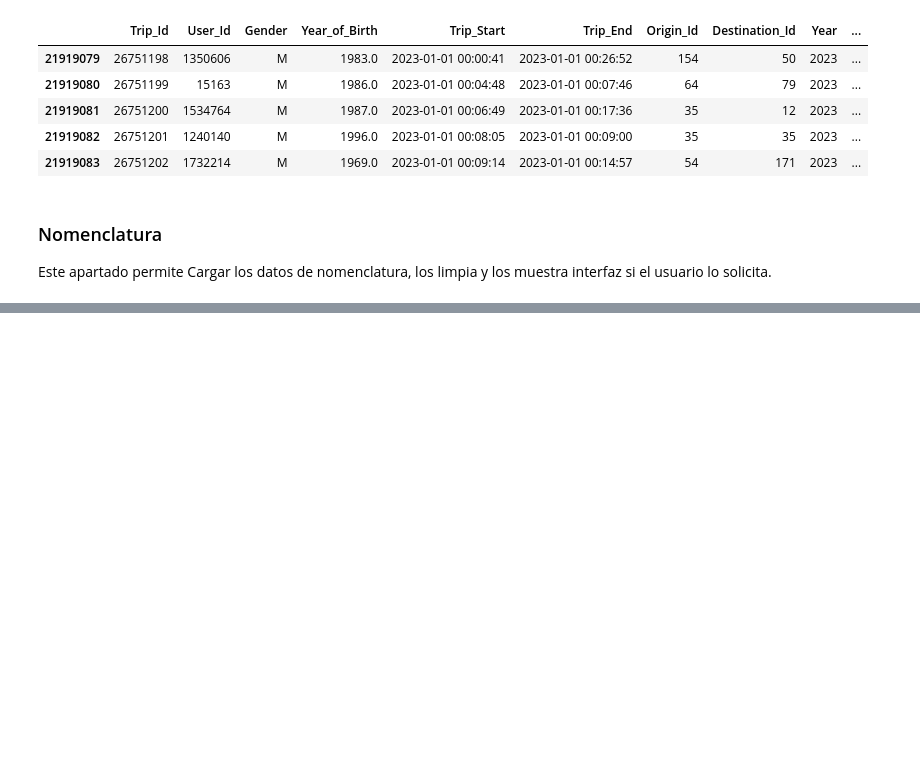
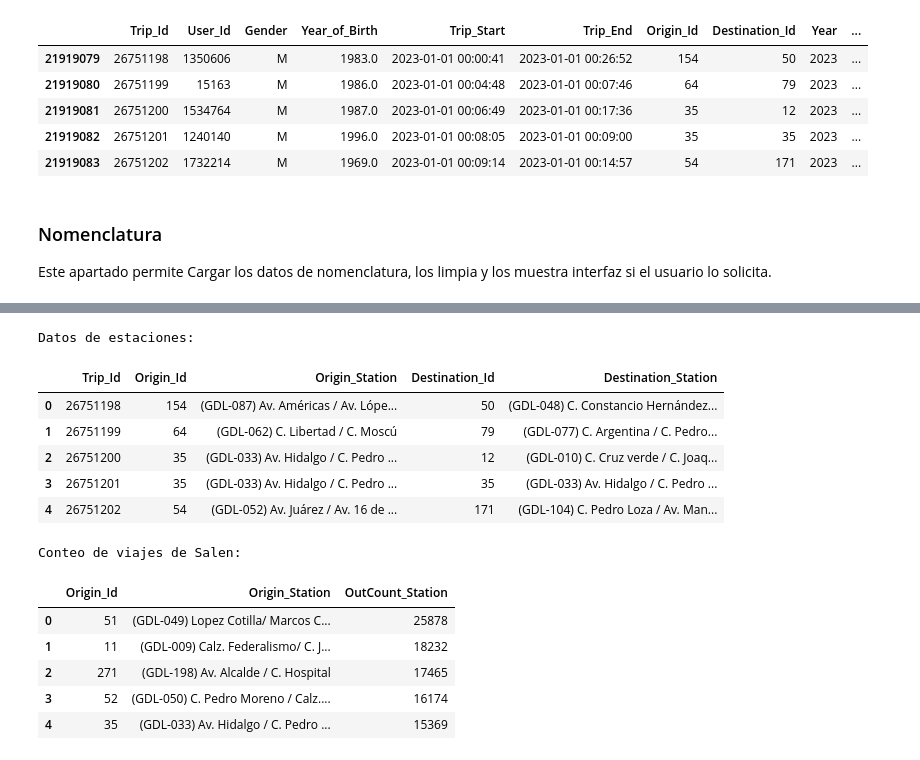
Before and after one commit to victortelles/MiBici-Dashboard, a Jupyter notebook: proyecto_mi_bici.ipynb, the cells around one changed output, grey strips where cells are left out. Cells and saved outputs as stored; diff of their text form; code cells hidden in the pictures; blank space fills up the shorter version.

```diff
--- a/proyecto_mi_bici.ipynb
+++ b/proyecto_mi_bici.ipynb
@@ -1468,0 +1537,33 @@ if mostrar_nomenclatura and nomenclatura_df is not None:
+# %%
+# Mostrar datos de estaciones y conteo de viajes
+if datos_filtrados is not None and nomenclatura_df is not None:
+    estaciones_df = estaciones(datos_filtrados, nomenclatura_df)
+    if estaciones_df is not None and not estaciones_df.empty:
+        print("Datos de estaciones:")
+        display(estaciones_df.head())
+    else:
+        print('No se encontraron datos de estaciones')
+
+# Conteo de viajes por estación
+tipo_conteo = "Salen"  # Ejemplo: conteo de viajes de salida
+conteo_df = conteo_estacion(datos_filtrados, nomenclatura_df, tipo_conteo)
+if conteo_df is not None and not conteo_df.empty:
+    print(f"Conteo de viajes de {tipo_conteo}:")
+    display(conteo_df.head())
+else:
+    print('No hay datos disponibles para el conteo de estaciones')
+# %% [output]
+Datos de estaciones:
+|  | Trip_Id | Origin_Id | Origin_Station | Destination_Id | Destination_Station |
+| 0 | 26751198 | 154 | (GDL-087) Av. Américas / Av. Lópe... | 50 | (GDL-048) C. Constancio Hernández... |
+| 1 | 26751199 | 64 | (GDL-062) C. Libertad / C. Moscú | 79 | (GDL-077) C. Argentina / C. Pedro... |
+| 2 | 26751200 | 35 | (GDL-033) Av. Hidalgo / C. Pedro ... | 12 | (GDL-010) C. Cruz verde / C. Joaq... |
+| 3 | 26751201 | 35 | (GDL-033) Av. Hidalgo / C. Pedro ... | 35 | (GDL-033) Av. Hidalgo / C. Pedro ... |
+| 4 | 26751202 | 54 | (GDL-052) Av. Juárez / Av. 16 de ... | 171 | (GDL-104) C. Pedro Loza / Av. Man... |
+Conteo de viajes de Salen:
+|  | Origin_Id | Origin_Station | OutCount_Station |
+| 0 | 51 | (GDL-049) Lopez Cotilla/ Marcos C... | 25878 |
+| 1 | 11 | (GDL-009) Calz. Federalismo/ C. J... | 18232 |
+| 2 | 271 | (GDL-198) Av. Alcalde / C. Hospital | 17465 |
+| 3 | 52 | (GDL-050) C. Pedro Moreno / Calz.... | 16174 |
+| 4 | 35 | (GDL-033) Av. Hidalgo / C. Pedro ... | 15369 |
```
Also changed, not shown: parts of 12 cells of this notebook.
